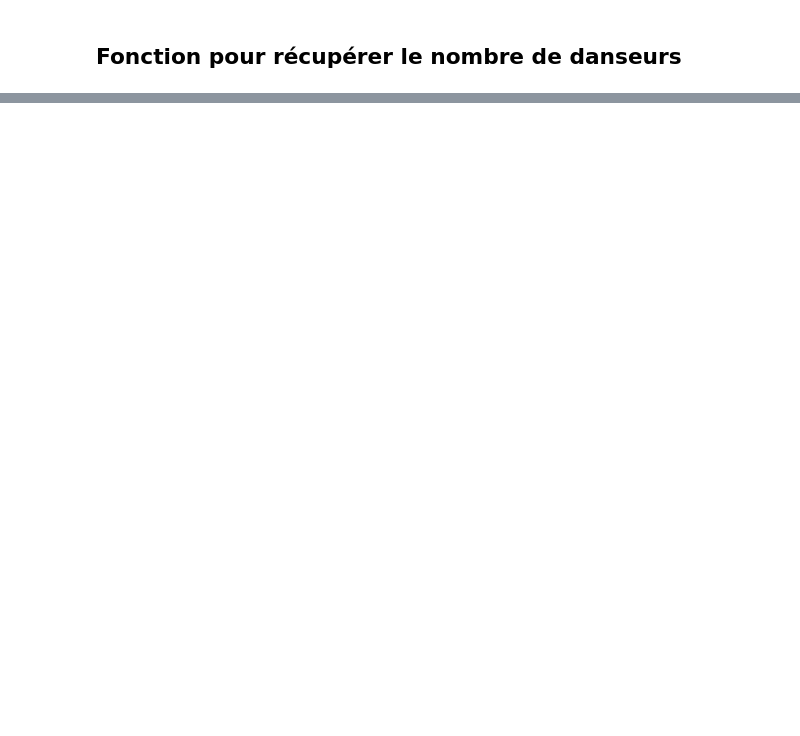
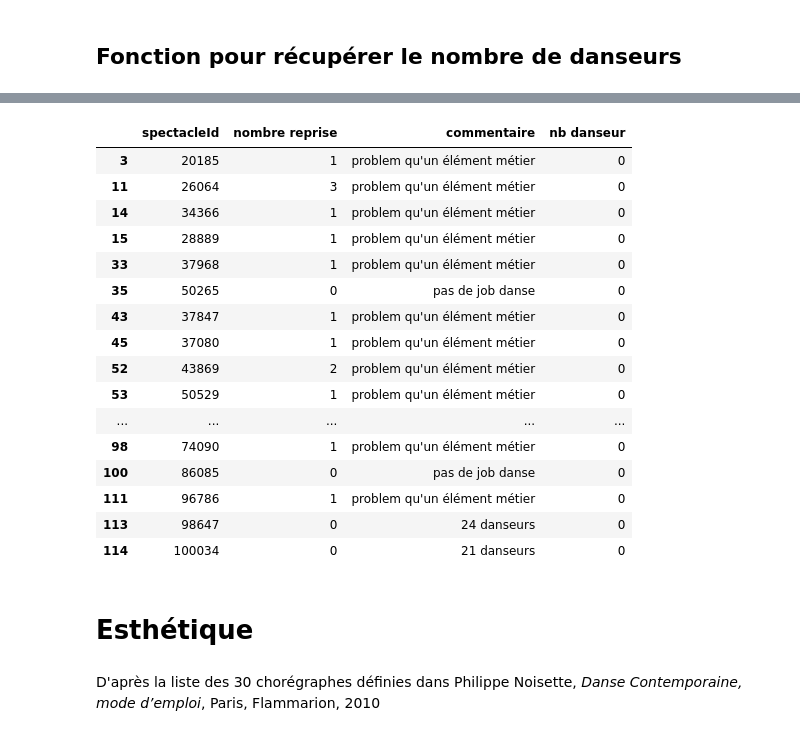
Before and after one commit to eliselavy/scrapper-notebook, a Jupyter notebook: notebooks/archives_spectacle/import_performance_info.ipynb, the cells around one changed output, grey strips where cells are left out. Drawn from its saved outputs; the diff is of its cells as text; code cells hidden in the pictures; blank space fills up the shorter version.

```diff
--- a/notebooks/archives_spectacle/import_performance_info.ipynb
+++ b/notebooks/archives_spectacle/import_performance_info.ipynb
@@ -863,0 +790,31 @@ df_danse_arsenal
+# %%
+## Analyse du nombre
+
+organismId="439"
+path=os.getcwd() + "/data/"
+csv_file_path = os.getcwd() + "/data/all_10_years_organism_" + organismId + "_nb_danseurs.csv"
+df = pd.read_csv(csv_file_path)
+df = df[df['nb danseur'] < 1]
+df
+# %% [output]
+|  | spectacleId | nombre reprise | commentaire | nb danseur |
+| 3 | 20185 | 1 | problem qu'un élément métier | 0 |
+| 11 | 26064 | 3 | problem qu'un élément métier | 0 |
+| 14 | 34366 | 1 | problem qu'un élément métier | 0 |
+| 15 | 28889 | 1 | problem qu'un élément métier | 0 |
+| 33 | 37968 | 1 | problem qu'un élément métier | 0 |
+| 35 | 50265 | 0 | pas de job danse | 0 |
+| 43 | 37847 | 1 | problem qu'un élément métier | 0 |
+| 45 | 37080 | 1 | problem qu'un élément métier | 0 |
+| 52 | 43869 | 2 | problem qu'un élément métier | 0 |
+| 53 | 50529 | 1 | problem qu'un élément métier | 0 |
+| ... | ... | ... | ... | ... |
+| 98 | 74090 | 1 | problem qu'un élément métier | 0 |
+| 100 | 86085 | 0 | pas de job danse | 0 |
+| 111 | 96786 | 1 | problem qu'un élément métier | 0 |
+| 113 | 98647 | 0 | 24 danseurs | 0 |
+| 114 | 100034 | 0 | 21 danseurs | 0 |
+# %% [markdown]
+# Esthétique
+# %% [markdown]
+D'après la liste des 30 chorégraphes définies dans Philippe Noisette, *Danse Contemporaine, mode d’emploi*, Paris, Flammarion, 2010
```
Also changed, not shown: parts of 16 cells of this notebook, 2 other files.
